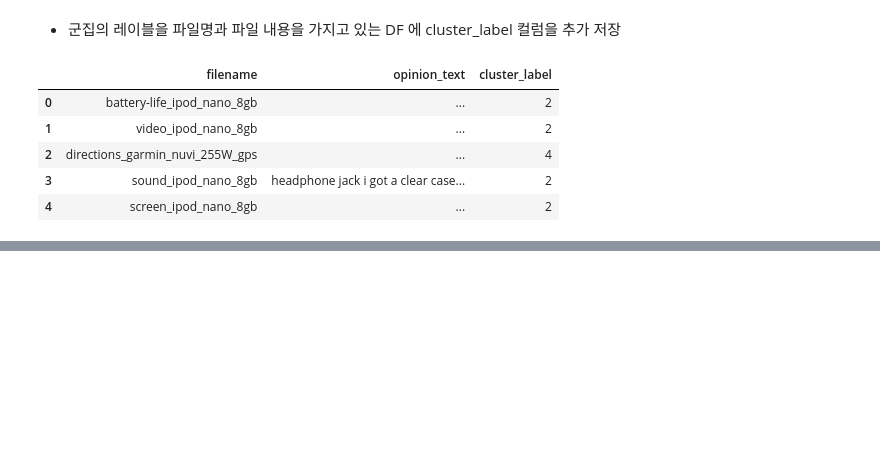
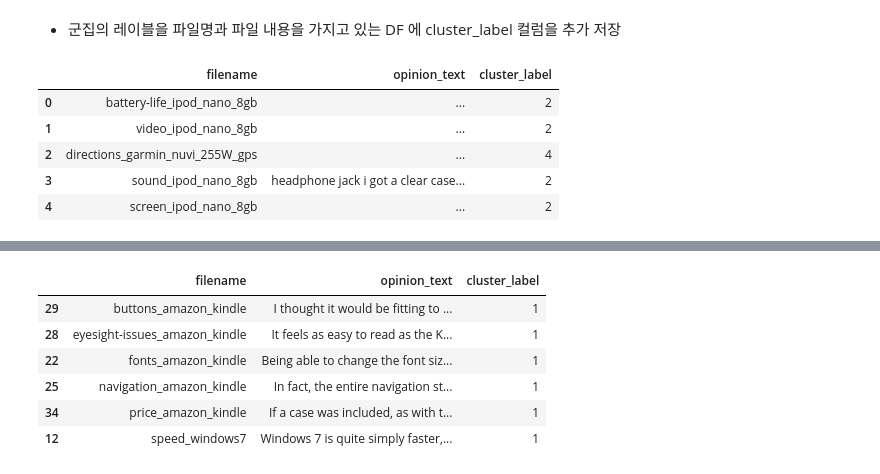
Before and after one commit to johyunkang/python-ml-guide, a Jupyter notebook: python_ml_perfect_guide_08_TextAnal_07OpinionReview.ipynb, the cells around one changed output, grey strips where cells are left out. Drawn from its saved outputs; the diff is of its cells as text; code cells hidden in the pictures; blank space fills up the shorter version.

```diff
--- a/python_ml_perfect_guide_08_TextAnal_07OpinionReview.ipynb
+++ b/python_ml_perfect_guide_08_TextAnal_07OpinionReview.ipynb
@@ -120,0 +142,10 @@ p. 520
+# %%
+document_df[document_df['cluster_label'] == 1].sort_values(by='filename')
+# %% [output]
+|  | filename | opinion_text | cluster_label |
+| 29 | buttons_amazon_kindle | I thought it would be fitting to ... | 1 |
+| 28 | eyesight-issues_amazon_kindle | It feels as easy to read as the K... | 1 |
+| 22 | fonts_amazon_kindle | Being able to change the font siz... | 1 |
+| 25 | navigation_amazon_kindle | In fact, the entire navigation st... | 1 |
+| 34 | price_amazon_kindle | If a case was included, as with t... | 1 |
+| 12 | speed_windows7 | Windows 7 is quite simply faster,... | 1 |
```
Also changed, not shown: parts of 13 cells of this notebook.
